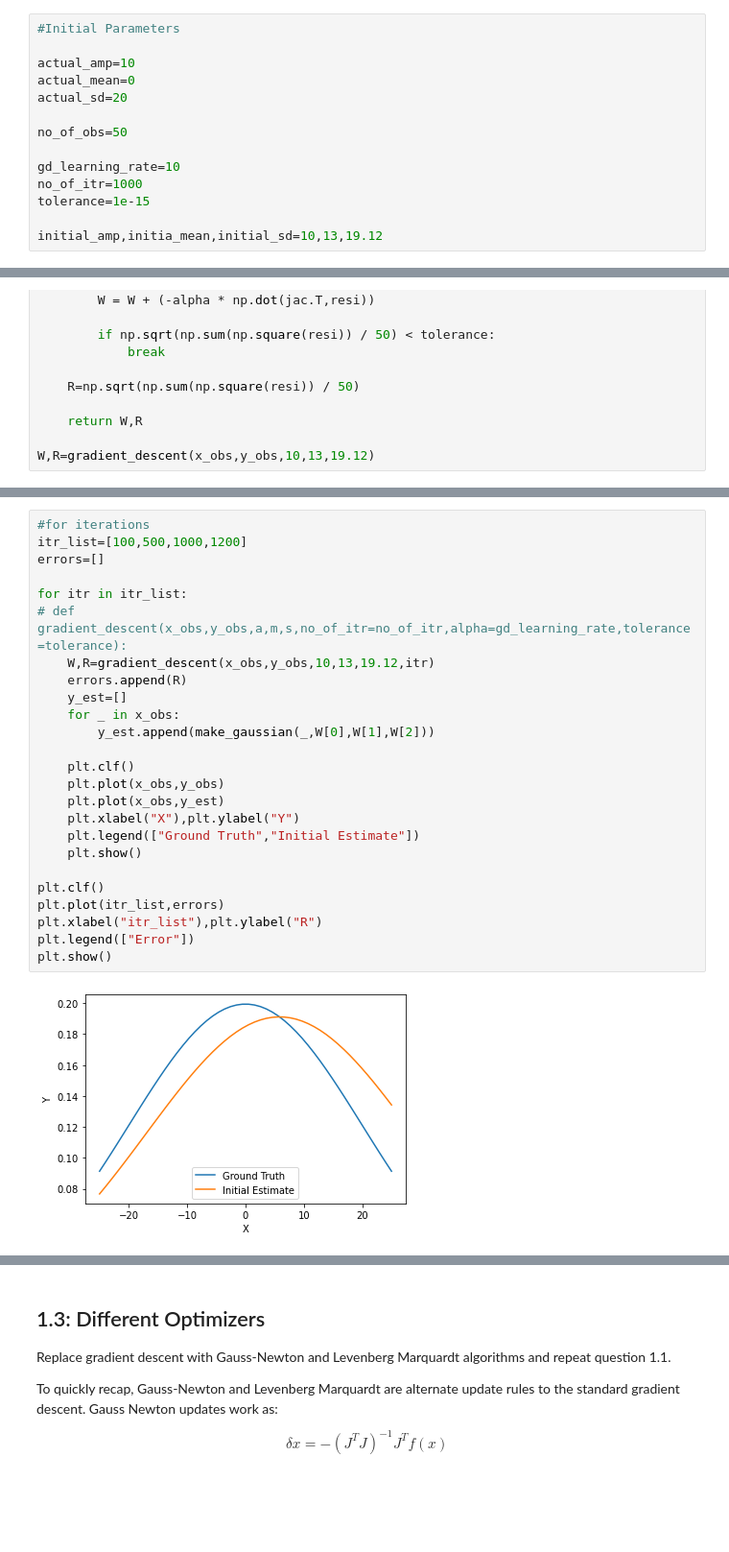
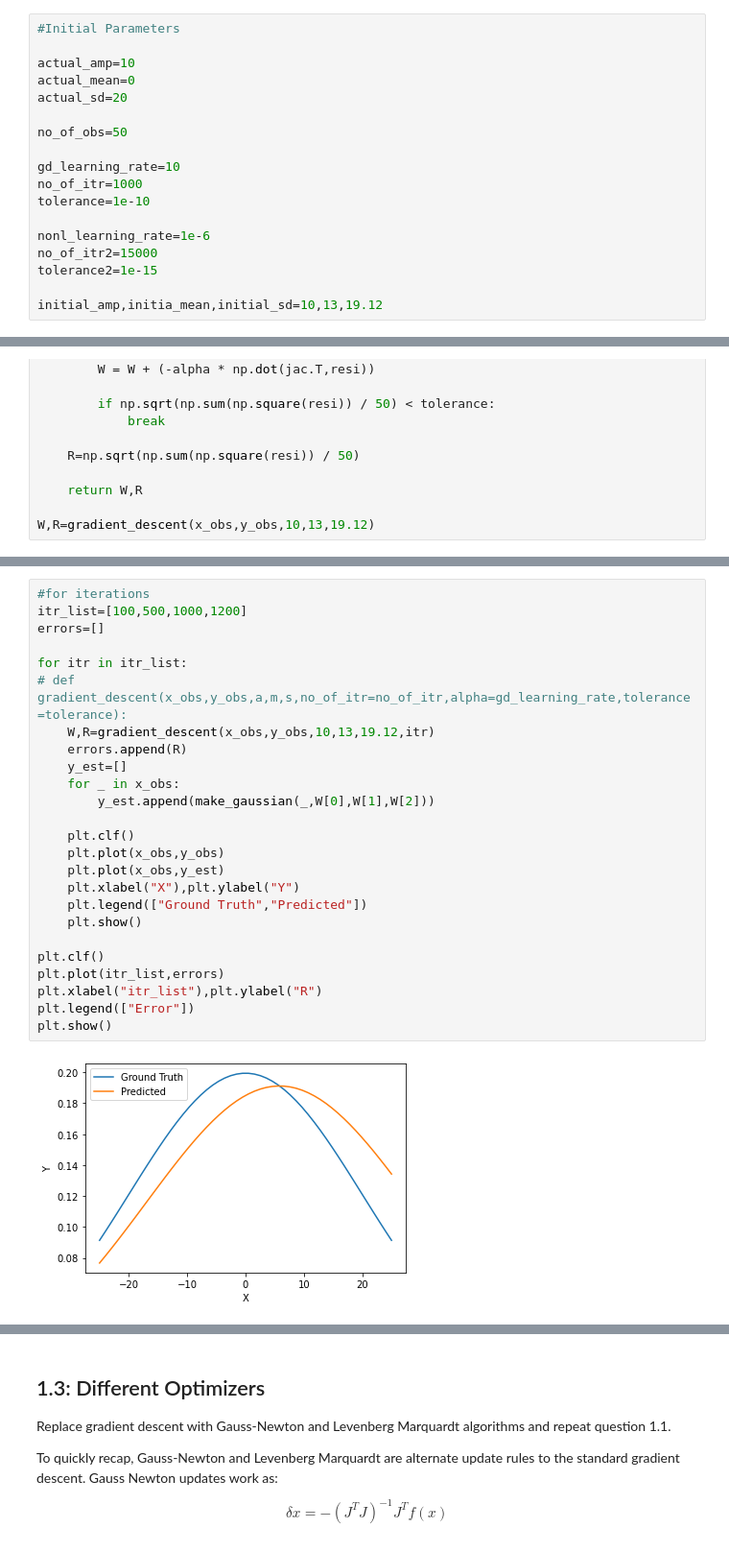
Before and after one commit to BhaskarJoshi-01/Mobile-Robotics---Monsoon-2021, a Jupyter notebook: Assignment-3/Assignment-3.ipynb, the cells around one changed output, grey strips where cells are left out. Shown at 96% size. Drawn from its saved outputs; the diff is of its cells as text; blank space fills up the shorter version.

```diff
--- a/Assignment-3/Assignment-3.ipynb
+++ b/Assignment-3/Assignment-3.ipynb
@@ -160,7 +160,11 @@ no_of_obs=50
 
 gd_learning_rate=10
 no_of_itr=1000
-tolerance=1e-15
+tolerance=1e-10
+
+nonl_learning_rate=1e-6
+no_of_itr2=15000
+tolerance2=1e-15
 
 initial_amp,initia_mean,initial_sd=10,13,19.12
 # %%
@@ -236,27 +240,27 @@ plt.show()
 # %%
 #for iterations
 itr_list=[100,500,1000,1200]
 errors=[]
 
 for itr in itr_list:
 # def gradient_descent(x_obs,y_obs,a,m,s,no_of_itr=no_of_itr,alpha=gd_learning_rate,tolerance=tolerance):
     W,R=gradient_descent(x_obs,y_obs,10,13,19.12,itr)
     errors.append(R)
     y_est=[]
     for _ in x_obs:
         y_est.append(make_gaussian(_,W[0],W[1],W[2]))
 
     plt.clf()
     plt.plot(x_obs,y_obs)
     plt.plot(x_obs,y_est)
     plt.xlabel("X"),plt.ylabel("Y")
-    plt.legend(["Ground Truth","Initial Estimate"])
+    plt.legend(["Ground Truth","Predicted"])
     plt.show()
 
 plt.clf()
 plt.plot(itr_list,errors)
 plt.xlabel("itr_list"),plt.ylabel("R")
 plt.legend(["Error"])
 plt.show()
 # %% [output]
-[figure, old version]
+[figure, new version]
```
Also changed, not shown: parts of 10 cells of this notebook.
